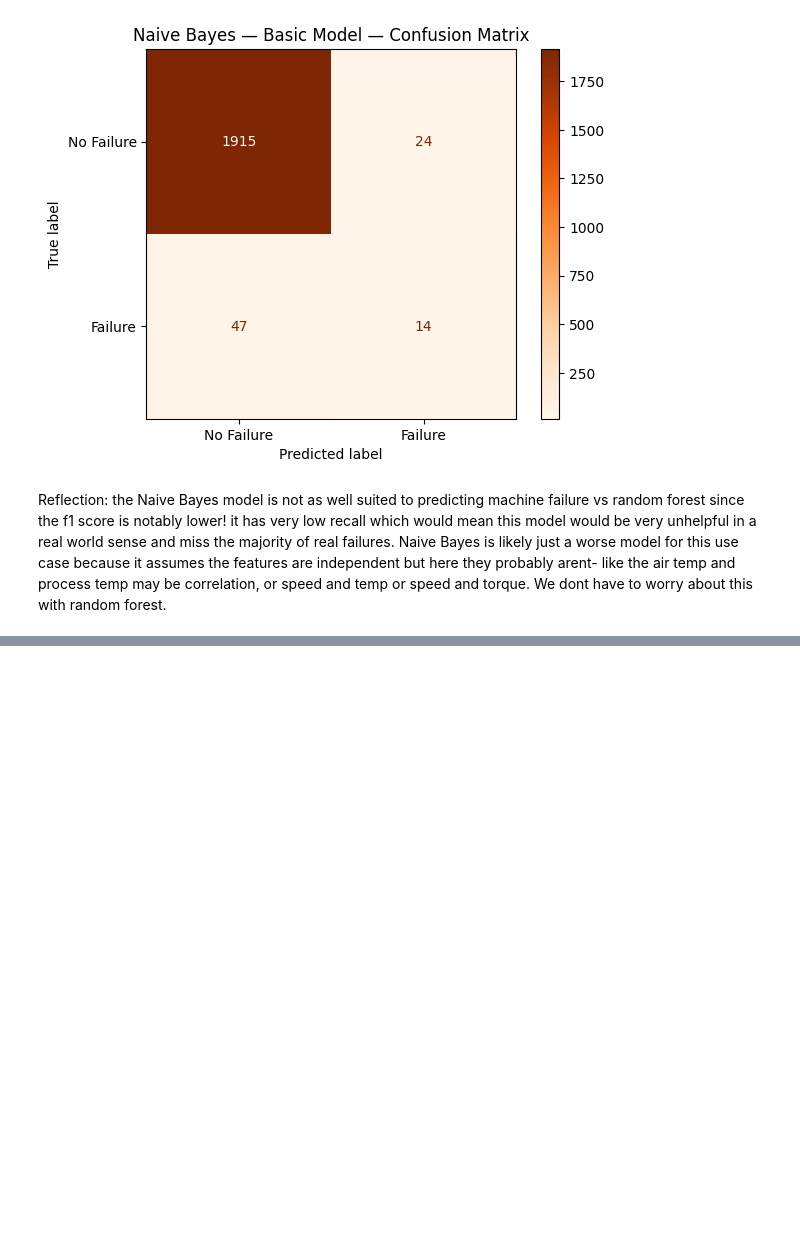
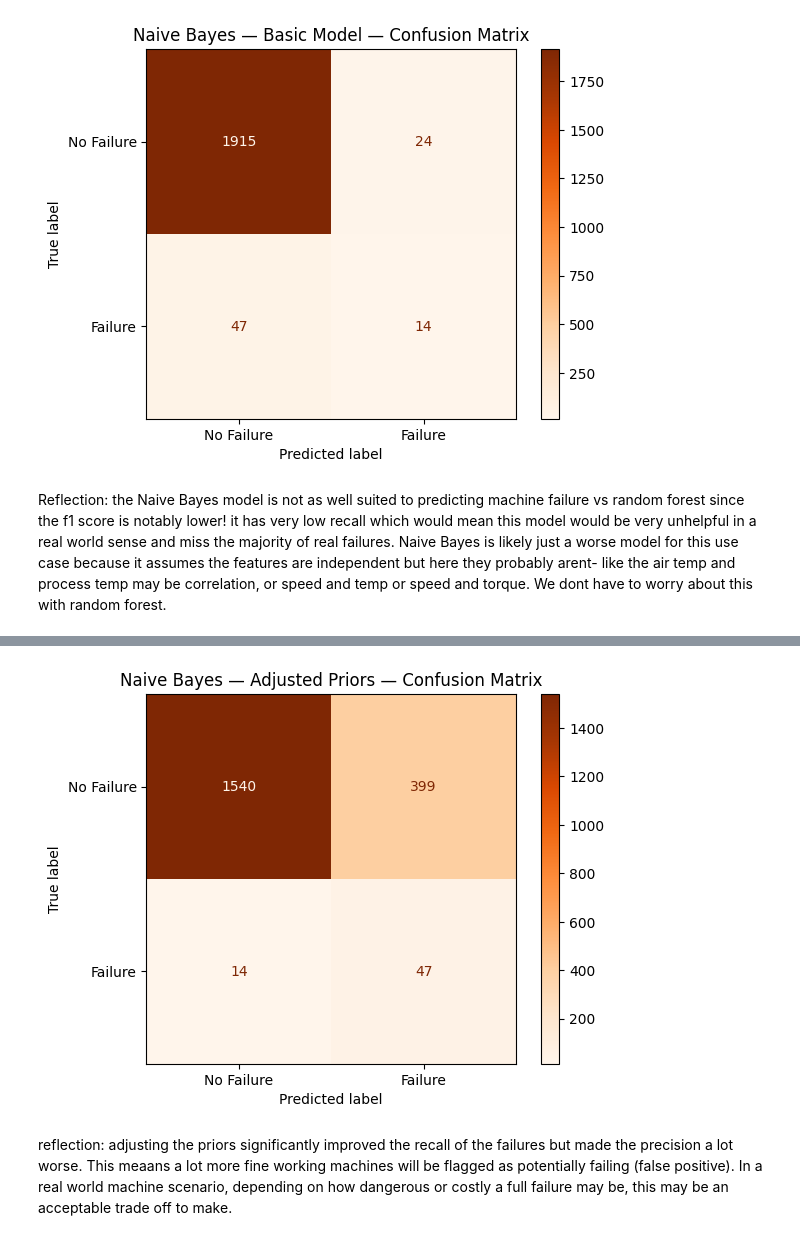
Before and after one commit to sba25046/ml-test, a Jupyter notebook: machine_failure_random_forest_code.ipynb, the cells around one changed output, grey strips where cells are left out. Saved outputs shown, nothing was run; the diff lists cells and outputs as text; code cells hidden in the pictures; blank space fills up the shorter version.

Commit message:
adjusted the priors for the naive bayes model

```diff
--- a/machine_failure_random_forest_code.ipynb
+++ b/machine_failure_random_forest_code.ipynb
@@ -274,0 +277,8 @@ Reflection: the Naive Bayes model is not as well suited to predicting machine fa
+# %%
+#set equal priors
+nb_balanced = GaussianNB(priors=[0.5, 0.5])
+nb_balanced.fit(X_train, y_train)
+
+y_pred_bal = nb_balanced.predict(X_test)
+
+print(classification_report(y_test, y_pred_bal, target_names=['No Failure', 'Failure']))
@@ -274,0 +294,10 @@ Reflection: the Naive Bayes model is not as well suited to predicting machine fa
+# %%
+cm_bal = confusion_matrix(y_test, y_pred_bal)
+disp_bal = ConfusionMatrixDisplay(confusion_matrix=cm_bal, display_labels=['No Failure', 'Failure'])
+disp_bal.plot(cmap='Oranges')
+plt.title('Naive Bayes Adjusted Priors Confusion Matrix')
+plt.show()
+# %% [output]
+[figure, added]
+# %% [markdown]
+reflection: adjusting the priors significantly improved the recall of the failures but made the precision a lot worse. This meaans a lot more fine working machines will be flagged as potentially failing (false positive). In a real world machine scenario, depending on how dangerous or costly a full failure may be, this may be an acceptable trade off to make.
```
Also changed, not shown: parts of 2 cells of this notebook.
